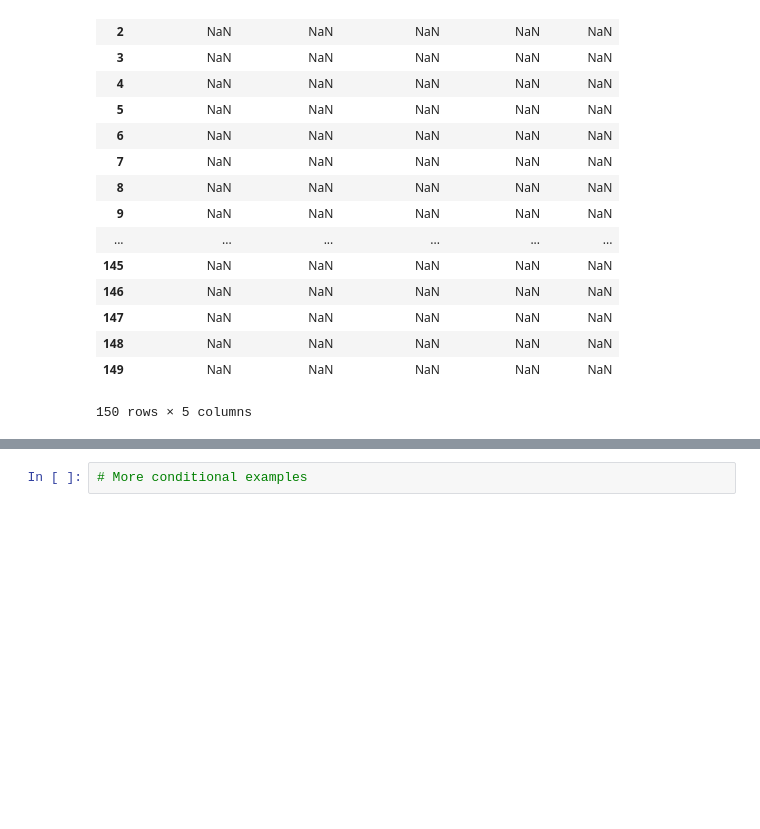
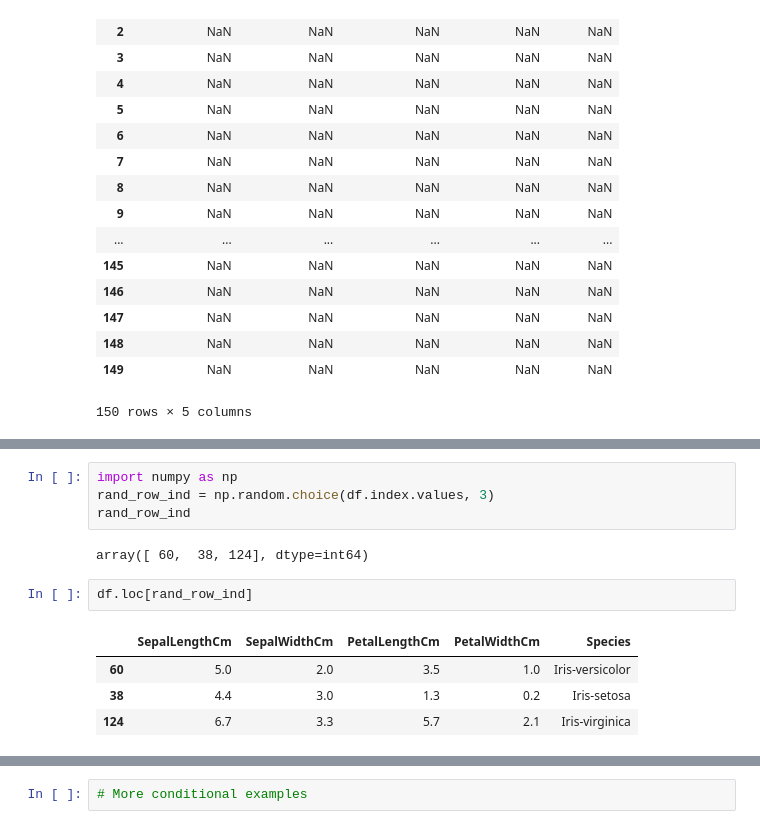
Before and after one commit to ryubidragonfire/python-cheatsheet, a Jupyter notebook: dataframe-selection.ipynb, the cells around one changed output, grey strips where cells are left out. Drawn from its saved outputs; the diff is of its cells as text; blank space fills up the shorter version.

Commit message:
dataframe-selection random

```diff
--- a/dataframe-selection.ipynb
+++ b/dataframe-selection.ipynb
@@ -218,0 +236,13 @@ df.where(df[:]['SepalLengthCm']==5.1)
+# %%
+import numpy as np
+rand_row_ind = np.random.choice(df.index.values, 3)
+rand_row_ind
+# %% [output]
+array([ 60,  38, 124], dtype=int64)
+# %%
+df.loc[rand_row_ind]
+# %% [output]
+|  | SepalLengthCm | SepalWidthCm | PetalLengthCm | PetalWidthCm | Species |
+| 60 | 5.0 | 2.0 | 3.5 | 1.0 | Iris-versicolor |
+| 38 | 4.4 | 3.0 | 1.3 | 0.2 | Iris-setosa |
+| 124 | 6.7 | 3.3 | 5.7 | 2.1 | Iris-virginica |
```
Also changed, not shown: parts of 12 cells of this notebook.
